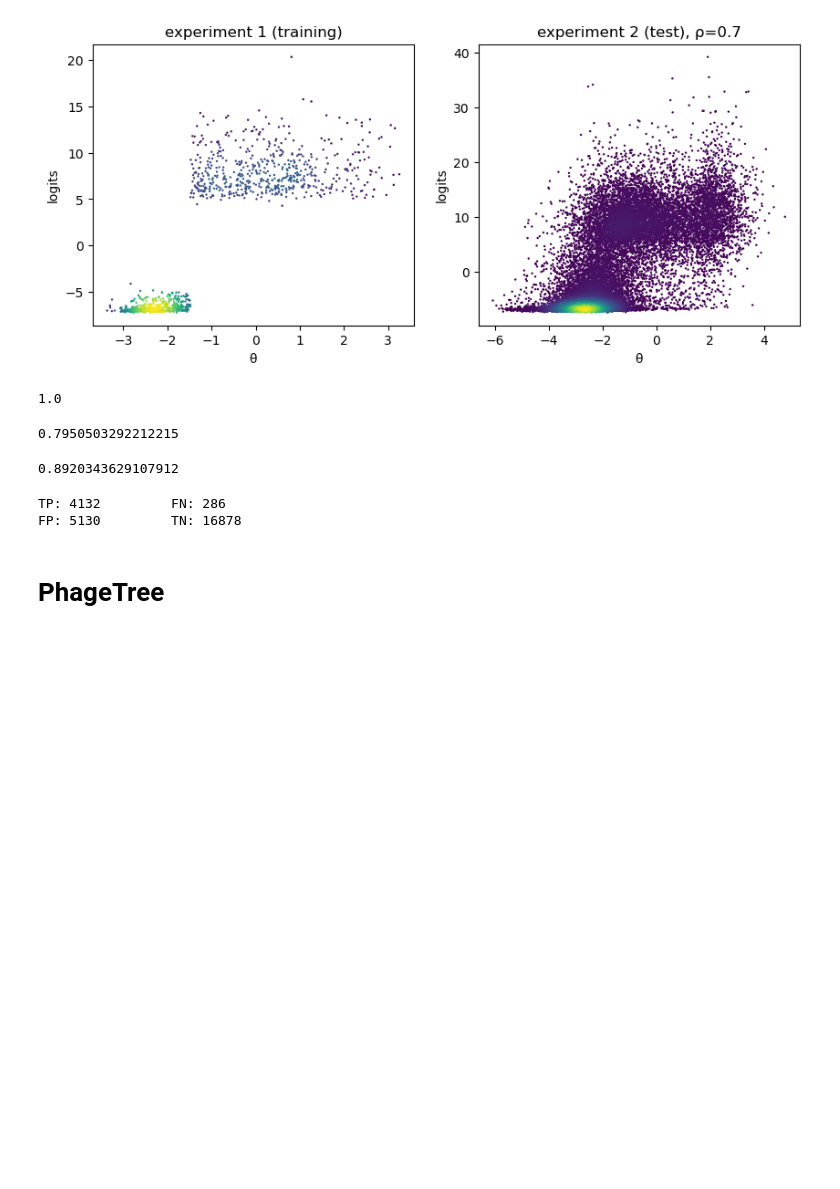
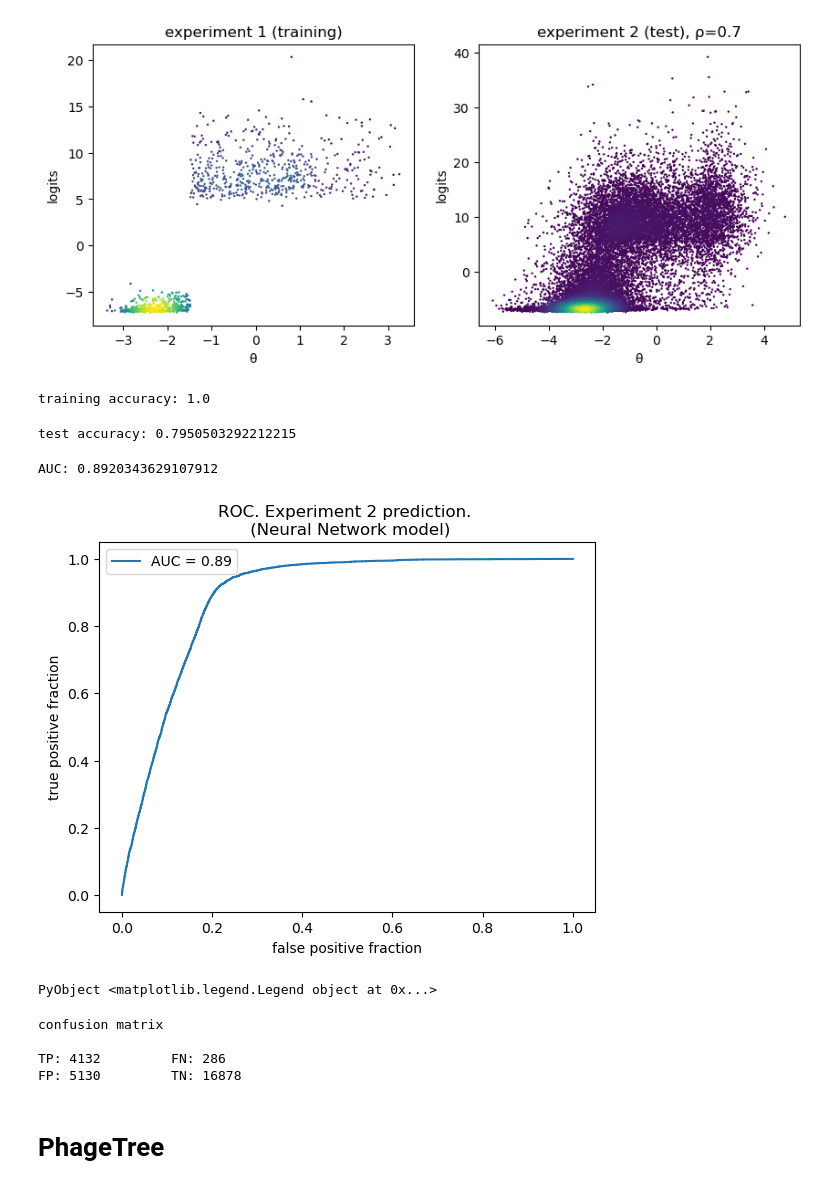
Before and after one commit to matteodeleonardis/unsupervised_aav2, a Jupyter notebook: analysis/experiment1.ipynb, the cells around one changed output. Saved outputs shown, nothing was run; the diff lists cells and outputs as text; code cells hidden in the pictures; blank space fills up the shorter version.

```diff
--- a/analysis/experiment1.ipynb
+++ b/analysis/experiment1.ipynb
@@ -56,7 +56,7 @@ PyObject Text(0.5, 1.0, 'experiment 2')
 # %% [markdown]
 # CNN
 # %%
-file_cnn = BSON.load(project_folder*"cnn_models/train_experiment1_thrfit.bson")
+file_cnn = BSON.load("../cnn_models/train_experiment1_thrfit.bson")
 model_cnn = file_cnn[:model]
 history_cnn = file_cnn[:history]
 # %% [output]
@@ -90,28 +88,37 @@ ax[2].set_ylabel("logits");
 # %% [output]
 [figure]
 # %%
-compute_accuracy(logits_experiment1, 0.0, θexperiment1_cnn, threshold_experiment1)
+println("training accuracy: ",
+compute_accuracy(logits_experiment1, 0.0, θexperiment1, threshold_experiment1))
 # %% [output]
-1.0
+training accuracy: 1.0
 # %%
-compute_accuracy(logits_experiment2, 0.0, θexperiment2_cnn, threshold_experiment2)
+println("test accuracy: ",
+compute_accuracy(logits_experiment2, 0.0, θexperiment2, threshold_experiment2))
 # %% [output]
-0.7950503292212215
+test accuracy: 0.7950503292212215
 # %%
-tp_cnn, fp_cnn = roc(logits_experiment2, θexperiment2_cnn, threshold_experiment2);
+true_pos_cnn, false_pos_cnn = roc(logits_experiment2, θexperiment2, threshold_experiment2);
 # %%
-auc_val_cnn = auc(fp_cnn, tp_cnn) |> mean
+auc_val_cnn = auc(false_pos_cnn, true_pos_cnn) |> mean
+println("AUC: ", auc_val_cnn)
 # %% [output]
-0.8920343629107912
+AUC: 0.8920343629107912
 # %%
-plot(fp_cnn, tp_cnn)
+plot(false_pos_cnn, true_pos_cnn)
 title("ROC. Experiment 2 prediction. \n (Neural Network model)")
 xlabel("false positive fraction")
 ylabel("true positive fraction")
 legend(["AUC = $(round(auc_val_cnn, digits=2))"])
+# %% [output]
+[figure, added]
+PyObject <matplotlib.legend.Legend object at 0x...>
 # %%
-confusion_matrix(logits_experiment2, 0.0, θexperiment2_cnn, threshold_experiment2)
+println("confusion matrix \n")
+confusion_matrix(logits_experiment2, 0.0, θexperiment2, threshold_experiment2)
 # %% [output]
+confusion matrix
+
 TP: 4132         FN: 286
 FP: 5130         TN: 16878
 # %% [markdown]
```
Also changed, not shown: parts of 39 cells of this notebook.
